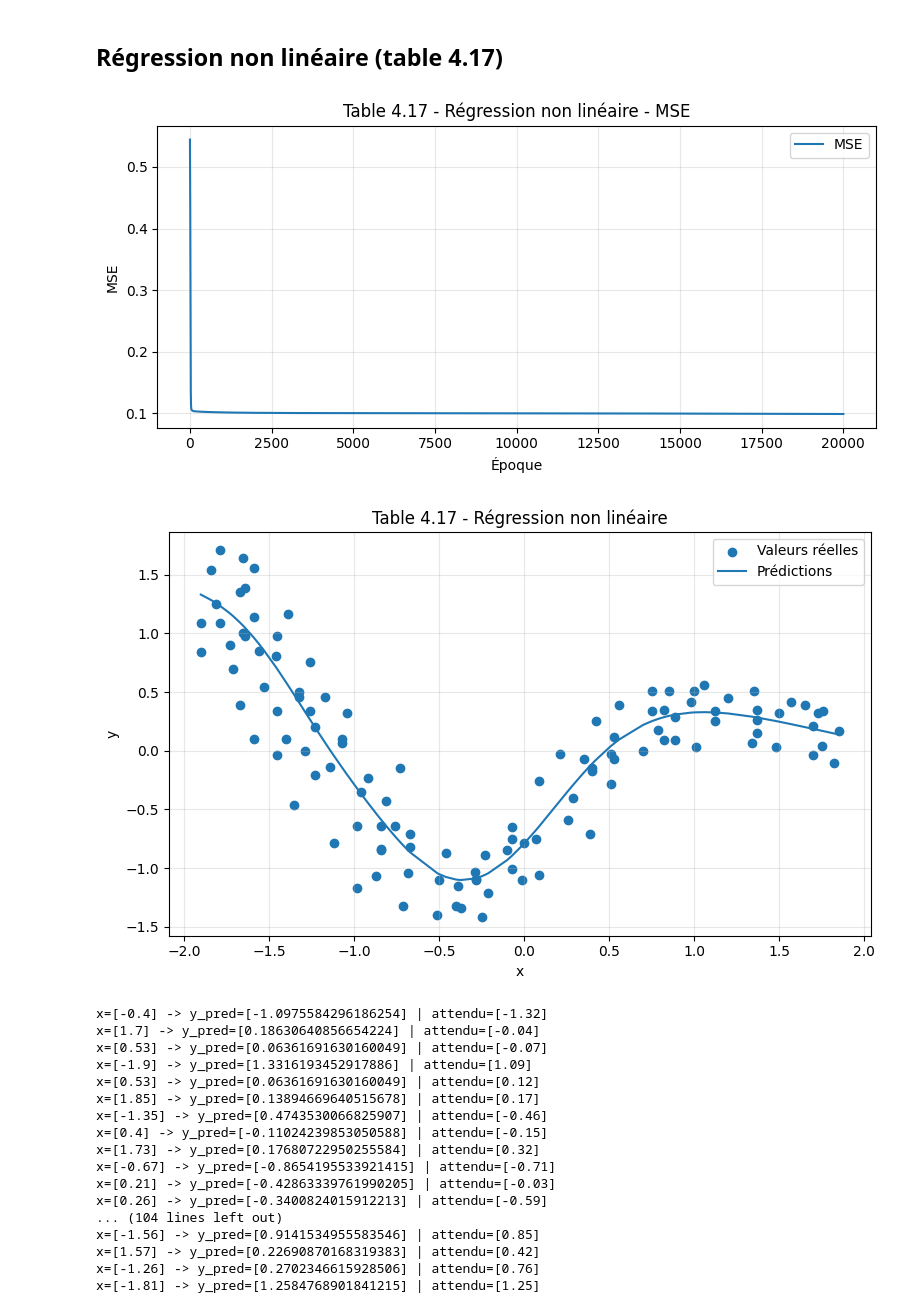
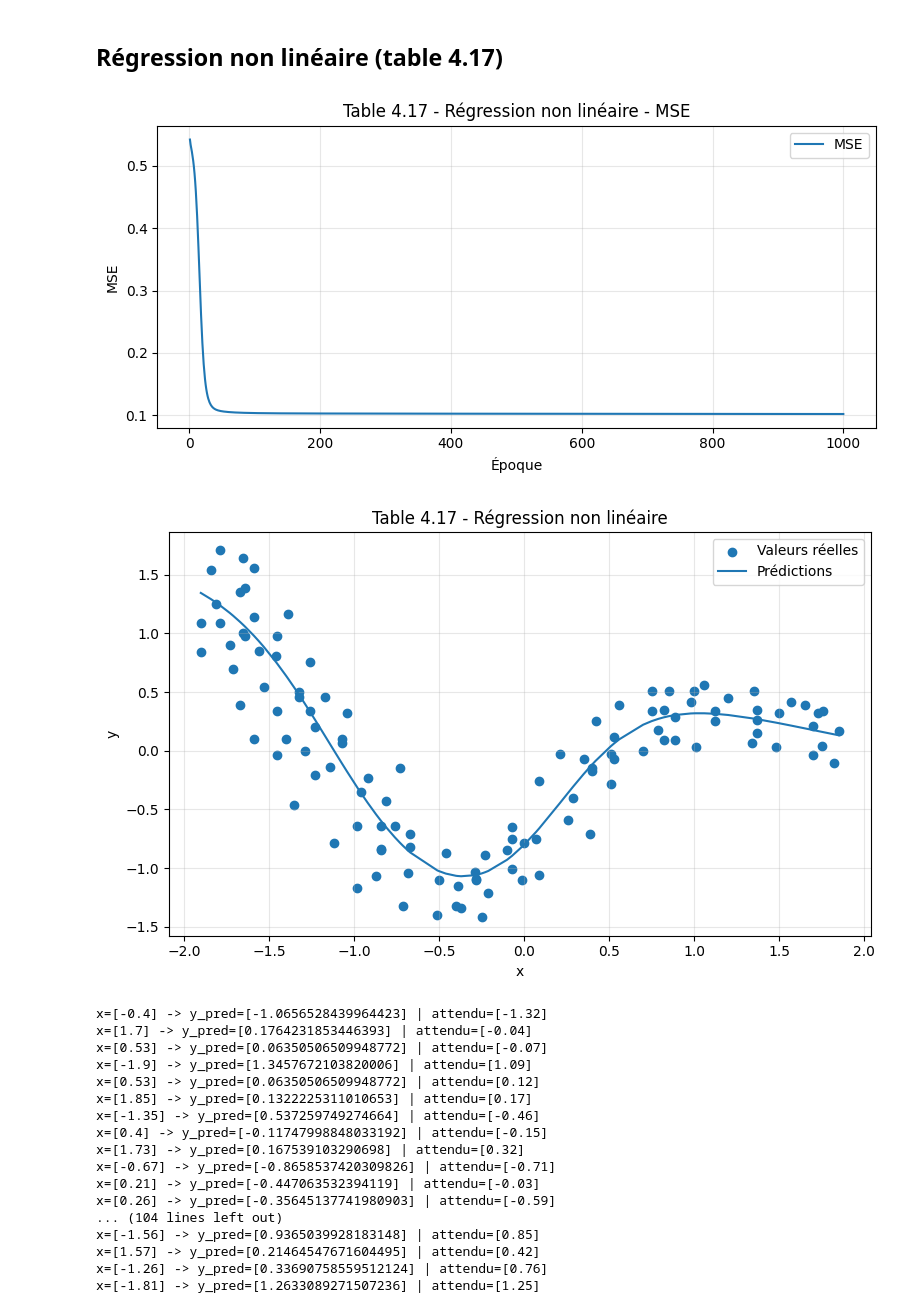
Before and after one commit to justinFransolet/MASI4_NEURAL_NETWORK, a Jupyter notebook: project4.ipynb, the cells around one changed output. Cells and saved outputs as stored; diff of their text form; code cells hidden in the pictures.

Commit message:
Fix | Changement epoch

```diff
--- a/project4.ipynb
+++ b/project4.ipynb
@@ -201,50 +201,50 @@ x=[1.09, 0.68] -> y_pred=[0.0007672413571267942, 0.9950622306103664, 0.013141033
 from neural_network import NeuralNetwork, Layer, TrainingType, ActivationFunction, MetricType
 from neural_network.utils import (
     load_csv_dataset,
     plot_metric,
     plot_regression_curve,
     print_predictions
 )
 
 x_417, y_417 = load_csv_dataset("data/table_4_17.csv", target_columns=1, has_header=False)
 
 model_417 = NeuralNetwork()
 model_417.add_layer(Layer(n_inputs=len(x_417[0]), n_neurons=8, activation=ActivationFunction.TANH))
 model_417.add_layer(Layer(n_inputs=8, n_neurons=1, activation=ActivationFunction.IDENTITY))
 
 history_417 = model_417.train(
     x_train=x_417,
     y_train=y_417,
-    epochs=20000,
+    epochs=1000,
     learning_rate=0.01,
     strategy=TrainingType.STOCHASTIC,
     verbose=False,
     metrics=(MetricType.MSE,),
     update_on_error_only=False,
     mse_threshold=0.0005
 )
 
 plot_metric(history_417, MetricType.MSE, "Table 4.17 - Régression non linéaire - MSE")
 plot_regression_curve(model_417, x_417, y_417, "Table 4.17 - Régression non linéaire")
 
 print_predictions(model_417, x_417, y_417, classification=False)
 # %% [output]
-[figure, old version]
+[figure, new version]
 [figure]
-x=[-0.4] -> y_pred=[-1.0975584296186254] | attendu=[-1.32]
-x=[1.7] -> y_pred=[0.18630640856654224] | attendu=[-0.04]
-x=[0.53] -> y_pred=[0.06361691630160049] | attendu=[-0.07]
-x=[-1.9] -> y_pred=[1.3316193452917886] | attendu=[1.09]
-x=[0.53] -> y_pred=[0.06361691630160049] | attendu=[0.12]
-x=[1.85] -> y_pred=[0.13894669640515678] | attendu=[0.17]
-x=[-1.35] -> y_pred=[0.4743530066825907] | attendu=[-0.46]
-x=[0.4] -> y_pred=[-0.11024239853050588] | attendu=[-0.15]
-x=[1.73] -> y_pred=[0.17680722950255584] | attendu=[0.32]
-x=[-0.67] -> y_pred=[-0.8654195533921415] | attendu=[-0.71]
-x=[0.21] -> y_pred=[-0.42863339761990205] | attendu=[-0.03]
-x=[0.26] -> y_pred=[-0.3400824015912213] | attendu=[-0.59]
+x=[-0.4] -> y_pred=[-1.0656528439964423] | attendu=[-1.32]
+x=[1.7] -> y_pred=[0.1764231853446393] | attendu=[-0.04]
+x=[0.53] -> y_pred=[0.06350506509948772] | attendu=[-0.07]
+x=[-1.9] -> y_pred=[1.3457672103820006] | attendu=[1.09]
+x=[0.53] -> y_pred=[0.06350506509948772] | attendu=[0.12]
+x=[1.85] -> y_pred=[0.1322225311010653] | attendu=[0.17]
+x=[-1.35] -> y_pred=[0.537259749274664] | attendu=[-0.46]
+x=[0.4] -> y_pred=[-0.11747998848033192] | attendu=[-0.15]
+x=[1.73] -> y_pred=[0.167539103290698] | attendu=[0.32]
+x=[-0.67] -> y_pred=[-0.8658537420309826] | attendu=[-0.71]
+x=[0.21] -> y_pred=[-0.447063532394119] | attendu=[-0.03]
+x=[0.26] -> y_pred=[-0.35645137741980903] | attendu=[-0.59]
 ... (104 lines left out)
-x=[-1.56] -> y_pred=[0.9141534955583546] | attendu=[0.85]
-x=[1.57] -> y_pred=[0.22690870168319383] | attendu=[0.42]
-x=[-1.26] -> y_pred=[0.2702346615928506] | attendu=[0.76]
-x=[-1.81] -> y_pred=[1.2584768901841215] | attendu=[1.25]
+x=[-1.56] -> y_pred=[0.9365039928183148] | attendu=[0.85]
+x=[1.57] -> y_pred=[0.21464547671604495] | attendu=[0.42]
+x=[-1.26] -> y_pred=[0.33690758559512124] | attendu=[0.76]
+x=[-1.81] -> y_pred=[1.2633089271507236] | attendu=[1.25]
```
Also changed, not shown: parts of 3 cells of this notebook, 1 other file.
